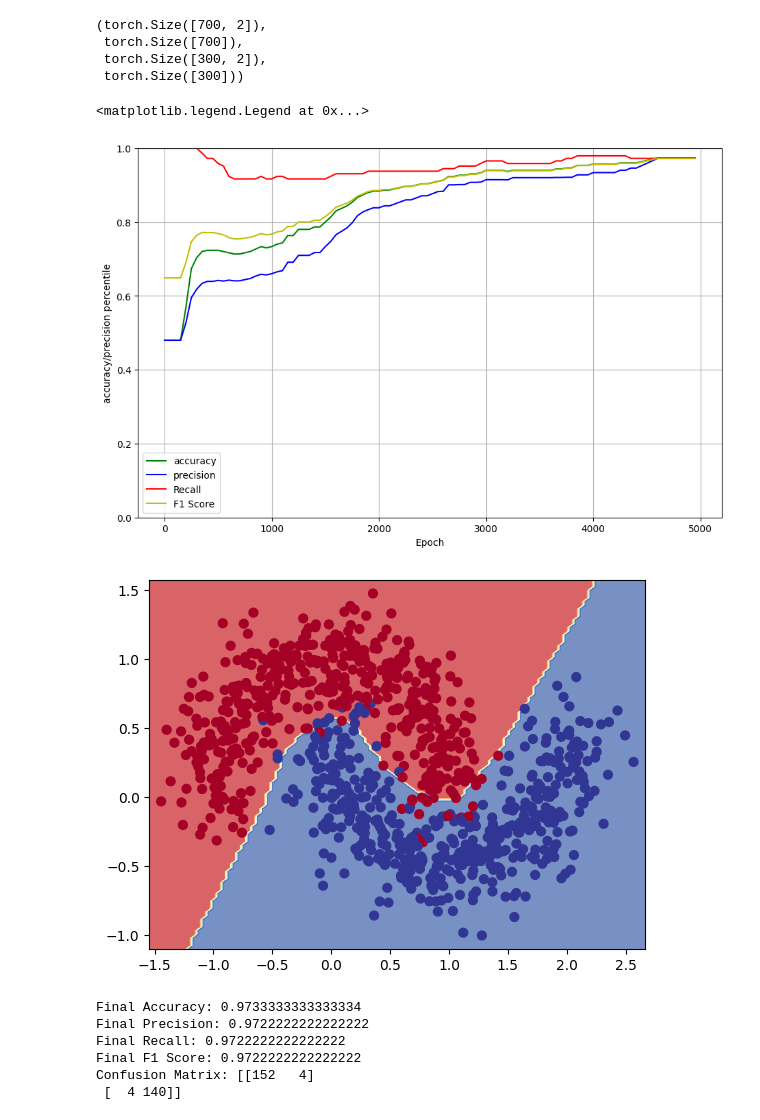
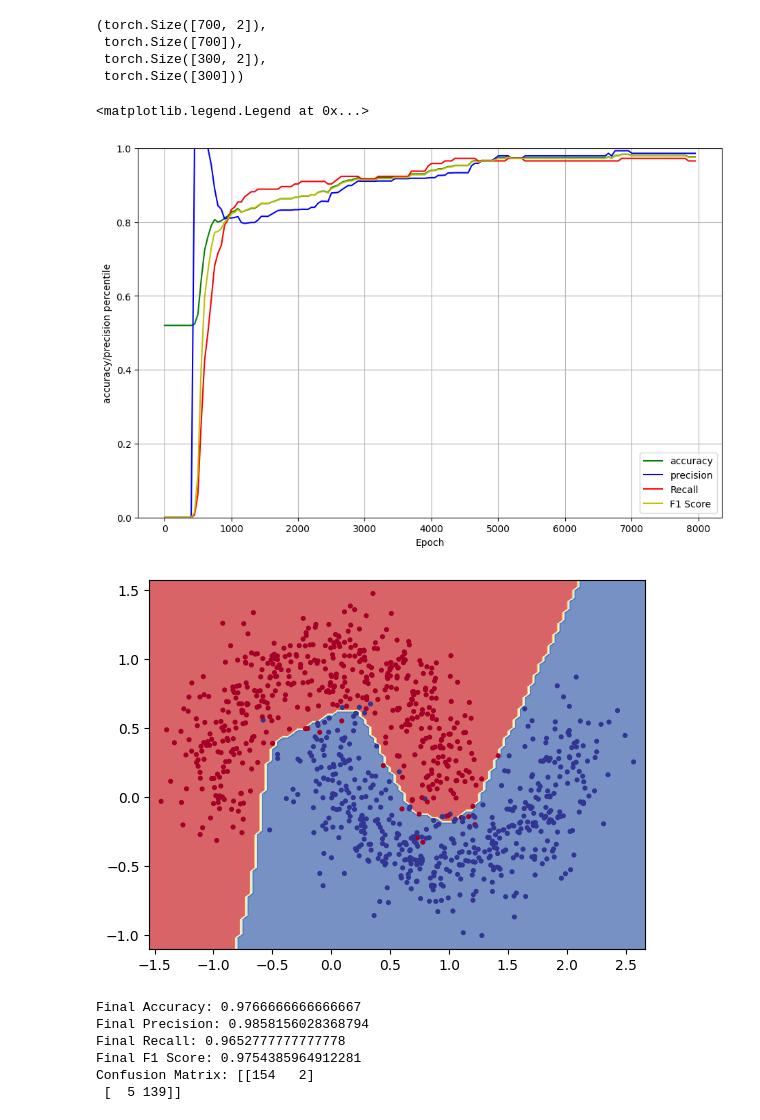
Before and after one commit to Zeckaris/pytorch-small-projects, a Jupyter notebook: moon_dataset_modeling_practice.ipynb, the cells around one changed output. Saved outputs shown, nothing was run; the diff lists cells and outputs as text; code cells hidden in the pictures.

```diff
--- a/moon_dataset_modeling_practice.ipynb
+++ b/moon_dataset_modeling_practice.ipynb
@@ -72,11 +72,12 @@ class MoonClassifier(nn.Module):
         return rslt
 # %%
 from sklearn.metrics import accuracy_score, precision_score, f1_score, recall_score, confusion_matrix
+torch.manual_seed(42)
 model_moon= MoonClassifier()
 
 lossFn= nn.BCEWithLogitsLoss()
 optimizer= torch.optim.Adam(params=model_moon.parameters(), lr=0.0001)
-epochs= 5000
+epochs= 8000
 
 acc_values=[]
 prec_values= []
@@ -128,7 +129,7 @@ plt.grid(True)
 plt.legend()
 # %% [output]
 <matplotlib.legend.Legend at 0x...>
-[figure, old version]
+[figure, new version]
 # %%
 import numpy as np
 def plot_decision_boundary(model: torch.nn.Module, X: torch.Tensor, y: torch.Tensor):
@@ -137,35 +138,35 @@ def plot_decision_boundary(model: torch.nn.Module, X: torch.Tensor, y: torch.Ten
     Source - https://madewithml.com/courses/foundations/neural-networks/ (with modifications)
     """
 
     # Setup prediction boundaries and grid
     x_min, x_max = X[:, 0].min() - 0.1, X[:, 0].max() + 0.1
     y_min, y_max = X[:, 1].min() - 0.1, X[:, 1].max() + 0.1
     xx, yy = np.meshgrid(np.linspace(x_min, x_max, 101), np.linspace(y_min, y_max, 101))
 
     # Make features
     X_to_pred_on = torch.from_numpy(np.column_stack((xx.ravel(), yy.ravel()))).float()
 
     # Make predictions
     model.eval()
     with torch.inference_mode():
         y_logits = model(X_to_pred_on)
 
     # Test for multi-class or binary and adjust logits to prediction labels
     if len(torch.unique(y)) > 2:
         y_pred = torch.softmax(y_logits, dim=1).argmax(dim=1)  # mutli-class
     else:
         y_pred = torch.round(torch.sigmoid(y_logits))  # binary
 
     # Reshape preds and plot
     y_pred = y_pred.reshape(xx.shape).detach().numpy()
     plt.contourf(xx, yy, y_pred, cmap=plt.cm.RdYlBu, alpha=0.7)
-    plt.scatter(X[:, 0], X[:, 1], c=y, s=40, cmap=plt.cm.RdYlBu)
+    plt.scatter(X[:, 0], X[:, 1], c=y, s=7, cmap=plt.cm.RdYlBu)
     plt.xlim(xx.min(), xx.max())
     plt.ylim(yy.min(), yy.max())
 
 plot_decision_boundary(model_moon, X_tensor, label)
 # %% [output]
-[figure, old version]
+[figure, new version]
 # %%
 with torch.inference_mode():
     model_moon.eval()
@@ -184,12 +185,12 @@ print(f"Final Recall: {final_recall}")
 print(f"Final F1 Score: {final_f1score}")
 print(f"Confusion Matrix: {conf}")
 # %% [output]
-Final Accuracy: 0.9733333333333334
-Final Precision: 0.9722222222222222
-Final Recall: 0.9722222222222222
-Final F1 Score: 0.9722222222222222
-Confusion Matrix: [[152   4]
- [  4 140]]
+Final Accuracy: 0.9766666666666667
+Final Precision: 0.9858156028368794
+Final Recall: 0.9652777777777778
+Final F1 Score: 0.9754385964912281
+Confusion Matrix: [[154   2]
+ [  5 139]]
 # %%
 import seaborn as sns
 sns.heatmap(conf, annot=True, fmt='d', cmap='Blues')
```
Also changed, not shown: parts of 1 cell of this notebook, 1 other file.
